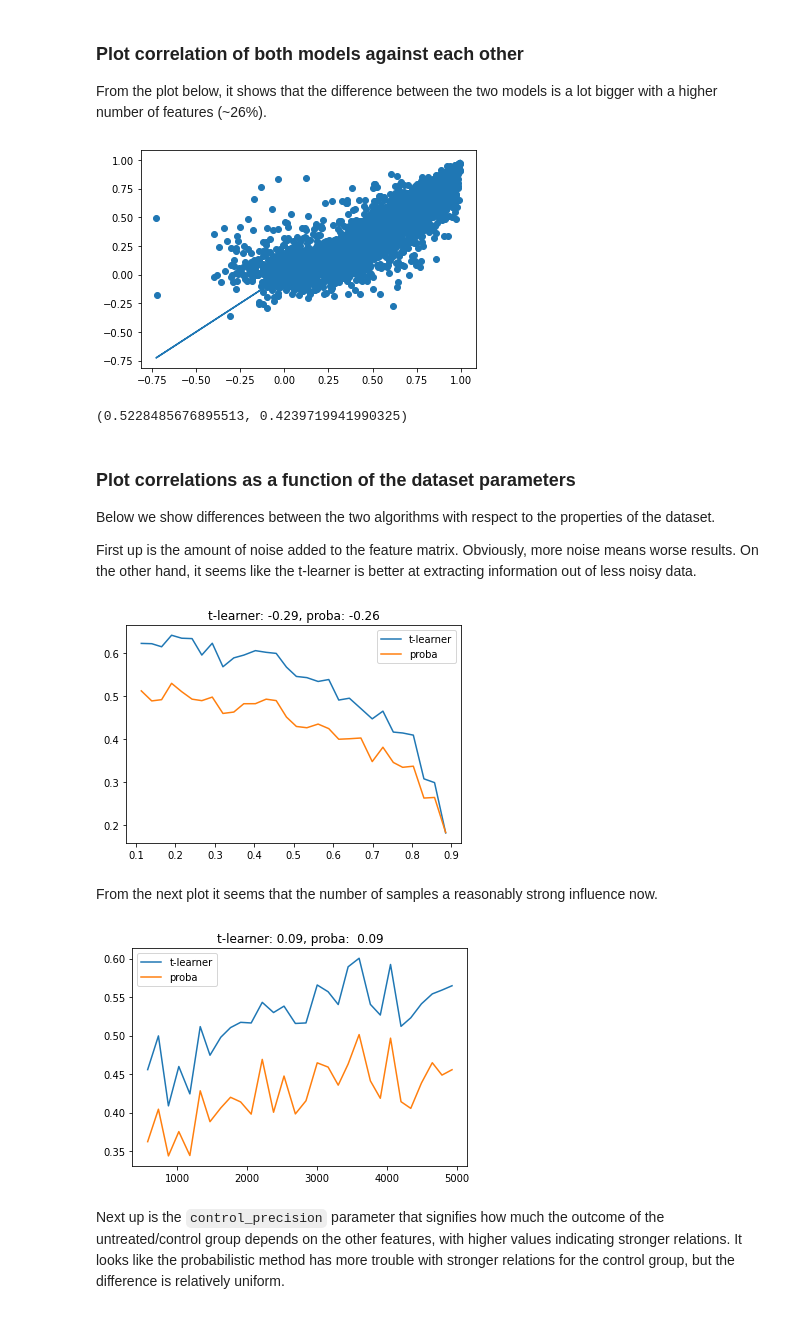
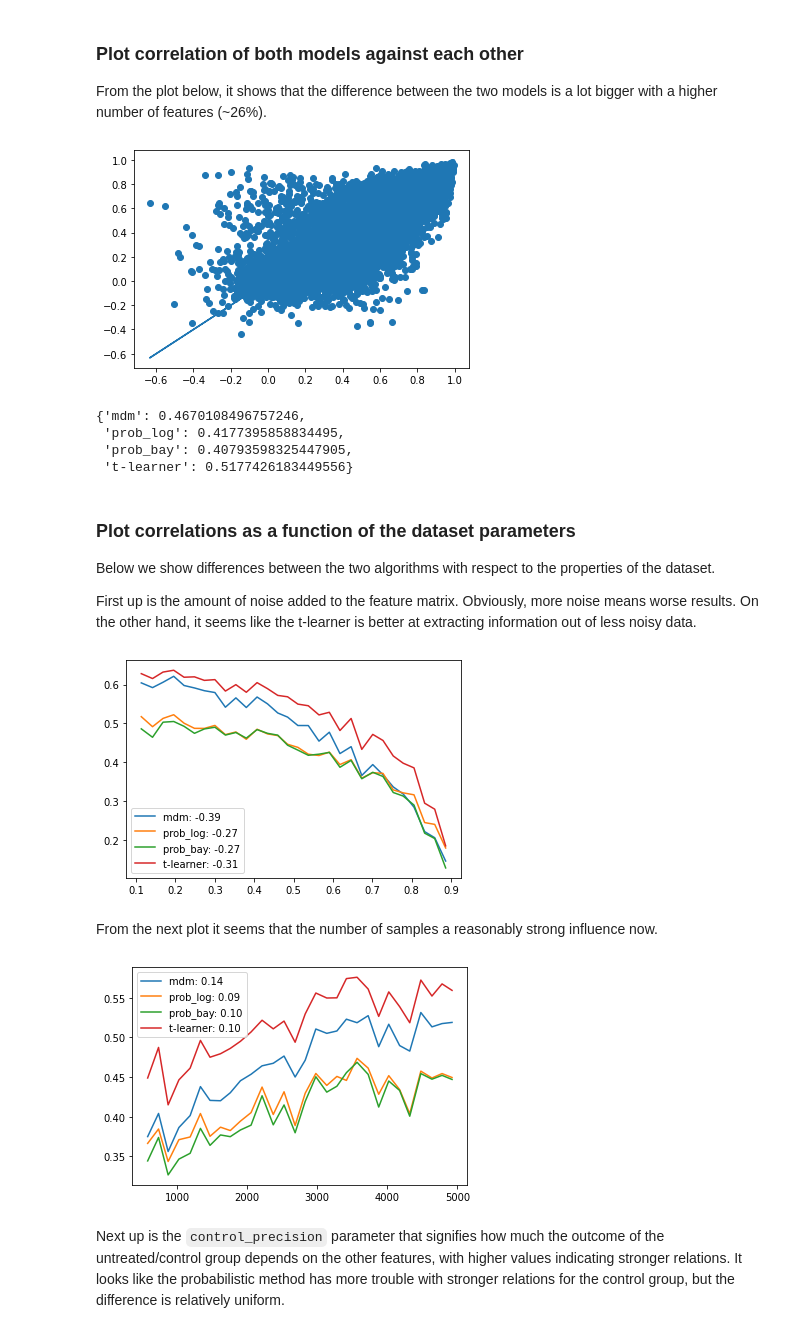
Before and after one commit to UtrechtUniversity/nudging, a Jupyter notebook: examples/simulation-10features.ipynb, the cells around one changed output. Cells and saved outputs as stored; diff of their text form; code cells hidden in the pictures.

```diff
--- a/examples/simulation-10features.ipynb
+++ b/examples/simulation-10features.ipynb
@@ -29,12 +33,13 @@ Ignore the many convergence warnings in the proba method
 # %%
 @ignore_warnings(category=ConvergenceWarning)
 def run_model(model, data):
-    return np.mean(get_cate_correlations(model, data))
+    return np.mean(get_cate_correlations(model, data, k=5, ntimes=1))
 # %% [markdown]
 ### Compute the average spearman-r correlations for the regression model
 # %%
 %%time
-all_corr_bayes = []
-for data in tqdm(datasets):
-    all_corr_bayes.append(run_model(model_bayes, data))
+results = defaultdict(lambda: [])
+for dataset in tqdm(datasets):
+    for name, model in models.items():
+        results[name].append(run_model(model, dataset))
 # %% [output]
@@ -45,5 +47,0 @@ Wall time: 57min 48s
-# %%
-%%time
-all_corr_proba = []
-for data in tqdm(datasets):
-    all_corr_proba.append(run_model(model_proba, data))
@@ -55,25 +50,25 @@ Wall time: 5h 8min 56s
 
 From the plot below, it shows that the difference between the two models is a lot bigger with a higher number of features (~26%).
 # %%
-plt.scatter(all_corr_bayes, all_corr_proba)
-plt.plot(all_corr_bayes, all_corr_bayes)
+plt.scatter(results["mdm"], results["prob_bay"])
+plt.plot(results["mdm"], results["mdm"])
 plt.show()
 # %% [output]
-[figure, old version]
+[figure, new version]
-# %%
-np.mean(all_corr_bayes), np.mean(all_corr_proba)
-# %% [output]
-(0.5228485676895513, 0.4239719941990325)
+# %%
+{name: np.mean(x) for name, x in results.items()}
+# %% [output]
+{'mdm': 0.4670108496757246,
+ 'prob_log': 0.4177395858834495,
+ 'prob_bay': 0.40793598325447905,
+ 't-learner': 0.5177426183449556}
 # %%
-def plot_correlations(attr, correlations_ridge, correlations_proba, n_data=50):
+def plot_correlations(attr, n_data=50):
     x = np.array([data.truth[attr] for data in datasets])
-    xcor_ridge = spearmanr(x, correlations_ridge).correlation
-    xcor_proba = spearmanr(x, correlations_proba).correlation
-    x_smooth, y_smooth = smooth_data(x, correlations_ridge, n_data=n_data)
-    plt.plot(x_smooth, y_smooth, label="t-learner")
-    x_smooth, y_smooth = smooth_data(x, correlations_proba, n_data=n_data)
-    plt.plot(x_smooth, y_smooth, label="proba")
-    plt.title(f"t-learner: {xcor_ridge:.2f}, proba: {xcor_proba: .2f}")
+    for name, res in results.items():
+        xcor = spearmanr(x, res).correlation
+        x_smooth, y_smooth = smooth_data(x, res, n_data=n_data)
+        plt.plot(x_smooth, y_smooth, label=f"{name}: {xcor:.2f}")
     plt.legend()
     plt.show()
 # %% [markdown]
@@ -83,15 +78,15 @@ Below we show differences between the two algorithms with respect to the propert
 
 First up is the amount of noise added to the feature matrix. Obviously, more noise means worse results. On the other hand, it seems like the t-learner is better at extracting information out of less noisy data.
 # %%
-plot_correlations("noise_frac", all_corr_bayes, all_corr_proba, n_data=30)
+plot_correlations("noise_frac", n_data=30)
 # %% [output]
-[figure, old version]
+[figure, new version]
 # %% [markdown]
 From the next plot it seems that the number of samples a reasonably strong influence now.
 # %%
-plot_correlations("n_samples", all_corr_bayes, all_corr_proba, n_data=30)
+plot_correlations("n_samples", n_data=30)
 # %% [output]
-[figure, old version]
+[figure, new version]
 # %% [markdown]
 Next up is the `control_precision` parameter that signifies how much the outcome of the untreated/control group depends on the other features, with higher values indicating stronger relations. It looks like the probabilistic method has more trouble with stronger relations for the control group, but the difference is relatively uniform.
 # %%
```
Also changed, not shown: parts of 10 cells of this notebook, 5 other files.
